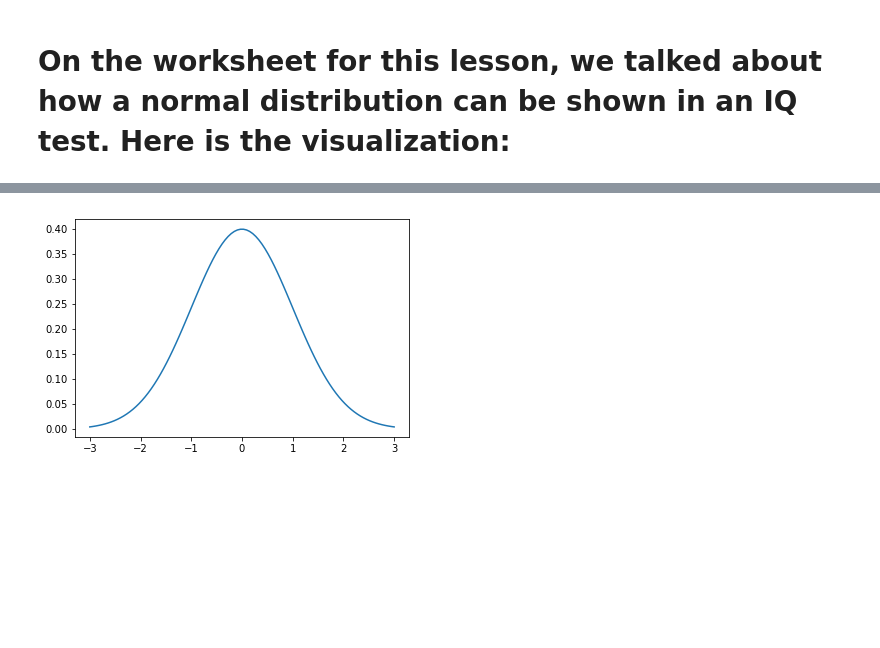
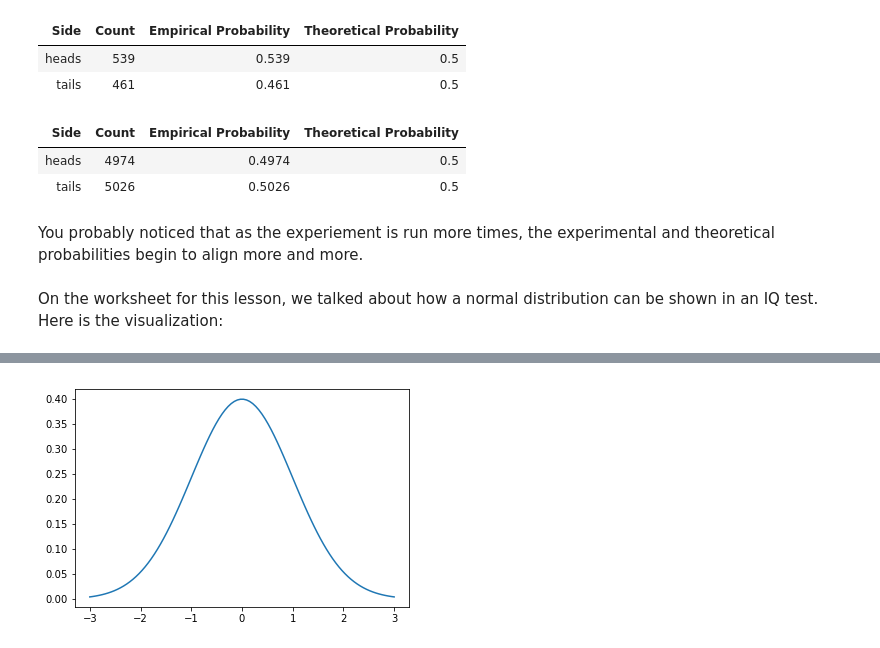
Before and after one commit to dsindia/notebooks, a Jupyter notebook: Intro_to_prob_cont.ipynb, the cells around one changed output, grey strips where cells are left out. Saved outputs shown, nothing was run; the diff lists cells and outputs as text; code cells hidden in the pictures; blank space fills up the shorter version.

```diff
--- a/Intro_to_prob_cont.ipynb
+++ b/Intro_to_prob_cont.ipynb
@@ -6,5 +52,47 @@ import matplotlib.mlab as mlab
+# %%
+run_amount=1000
+heads,tails=0,0
+for i in range(run_amount):
+    coin=random.randint(0,1)
+    if coin==0:
+        heads+=1
+    else:
+        tails+=1
+theoretical_prob=(.5*run_amount)/run_amount
+Table().with_columns(
+    'Side', make_array('heads','tails'),
+    'Count', make_array(heads,tails),
+    'Empirical Probability', make_array(heads/run_amount,tails/run_amount),
+    'Theoretical Probability', make_array(theoretical_prob,theoretical_prob)
+)
+# %% [output]
+| Side | Count | Empirical Probability | Theoretical Probability |
+| heads | 539 | 0.539 | 0.5 |
+| tails | 461 | 0.461 | 0.5 |
+# %%
+run_amount=10000
+heads,tails=0,0
+for i in range(run_amount):
+    coin=random.randint(0,1)
+    if coin==0:
+        heads+=1
+    else:
+        tails+=1
+theoretical_prob=(.5*run_amount)/run_amount
+Table().with_columns(
+    'Side', make_array('heads','tails'),
+    'Count', make_array(heads,tails),
+    'Empirical Probability', make_array(heads/run_amount,tails/run_amount),
+    'Theoretical Probability', make_array(theoretical_prob,theoretical_prob)
+)
+# %% [output]
+| Side | Count | Empirical Probability | Theoretical Probability |
+| heads | 4974 | 0.4974 | 0.5 |
+| tails | 5026 | 0.5026 | 0.5 |
+# %% [markdown]
+You probably noticed that as the experiement is run more times, the experimental and theoretical probabilities begin to align more and more.
 # %% [markdown]
-# On the worksheet for this lesson, we talked about how a normal distribution can be shown in an IQ test. Here is the visualization:
+On the worksheet for this lesson, we talked about how a normal distribution can be shown in an IQ test. Here is the visualization:
 # %%
 mu = 100
 variance = 225
```
Also changed, not shown: parts of 9 cells of this notebook, 1 other file.
